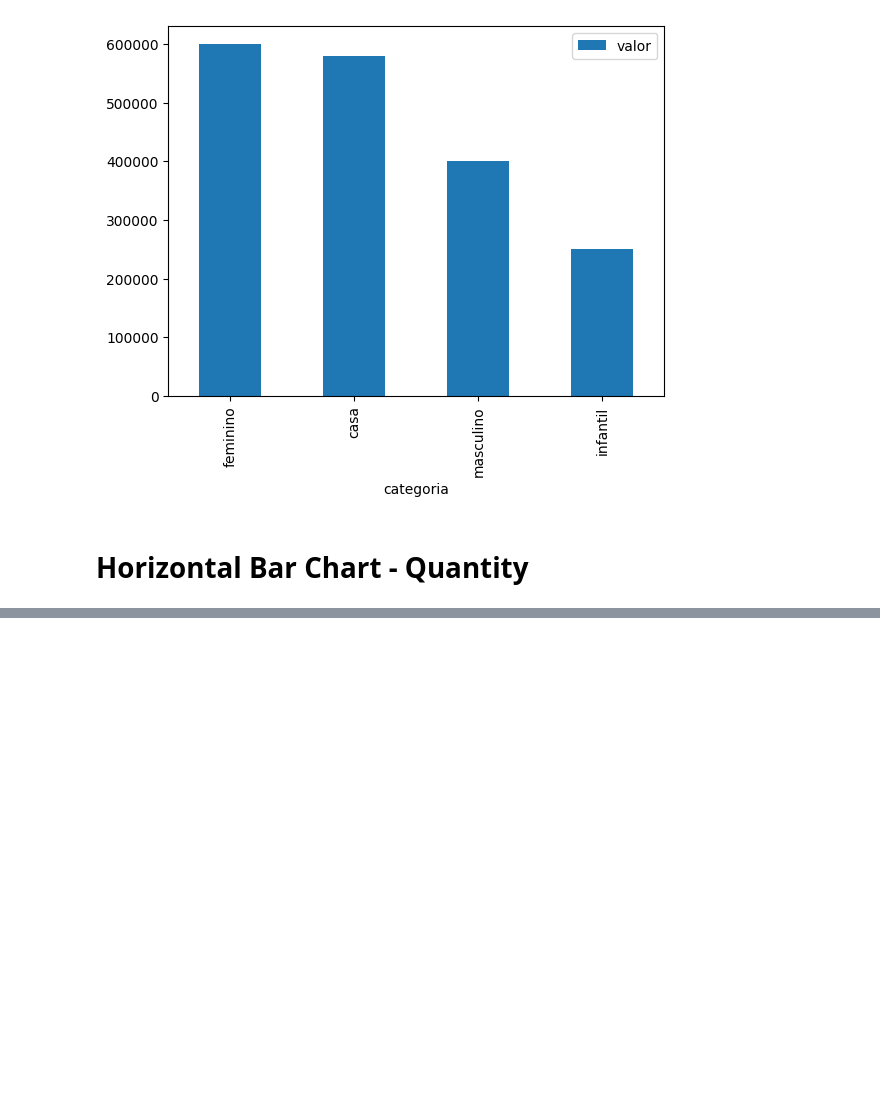
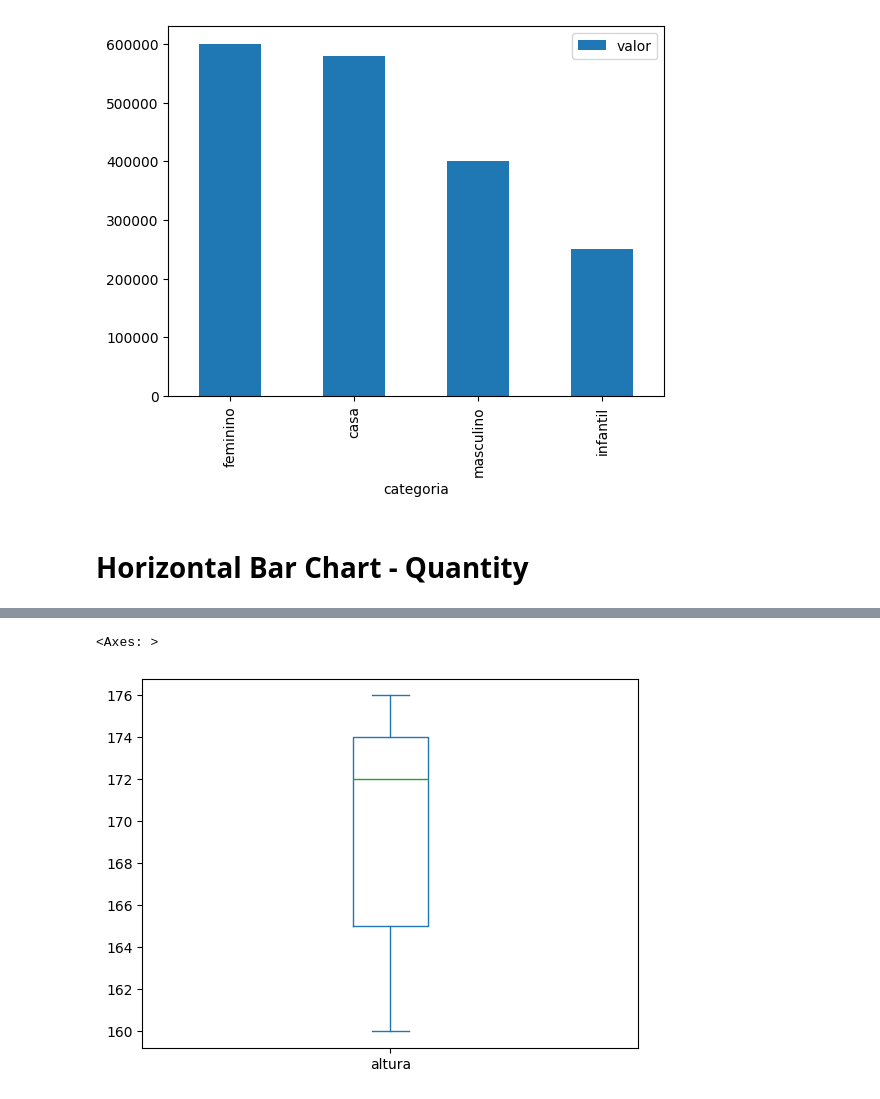
Before and after one commit to Weslley-Prado/estatisca_dev, a Jupyter notebook: estatisca_devs.ipynb, the cells around one changed output, grey strips where cells are left out. Cells and saved outputs as stored; diff of their text form; code cells hidden in the pictures; blank space fills up the shorter version.

```diff
--- a/estatisca_devs.ipynb
+++ b/estatisca_devs.ipynb
@@ -195,0 +213,5 @@ df_vendas.sort_values('quantidade').plot.barh(x='categoria', y = 'quantidade')
+# %%
+df_medidas.altura.plot.box()
+# %% [output]
+<Axes: >
+[figure, added]
```
Also changed, not shown: parts of 5 cells of this notebook.
